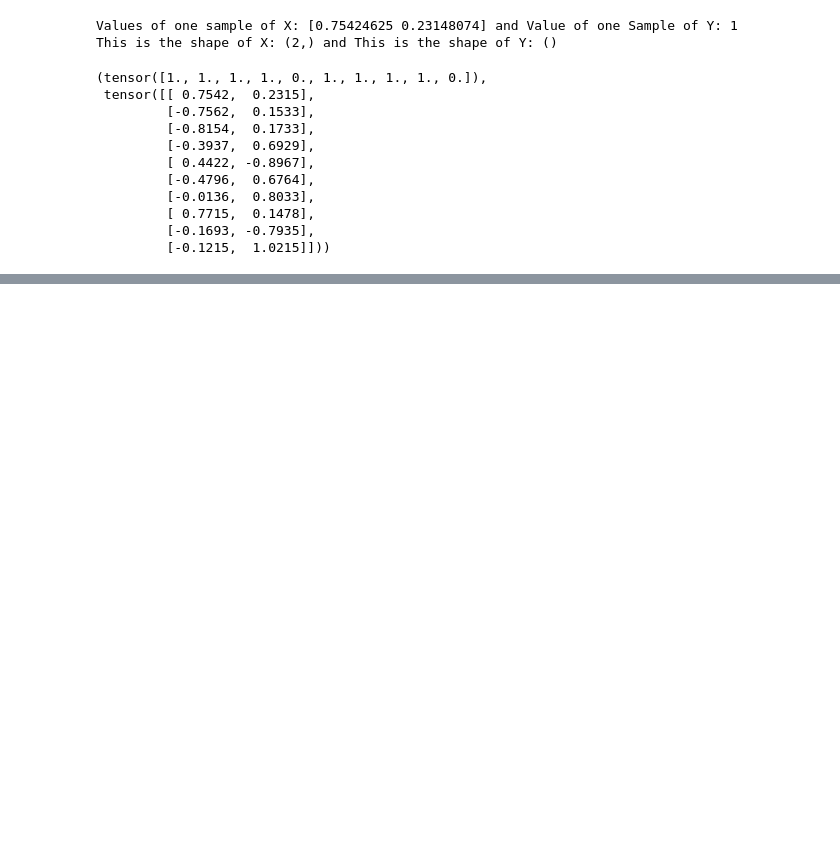
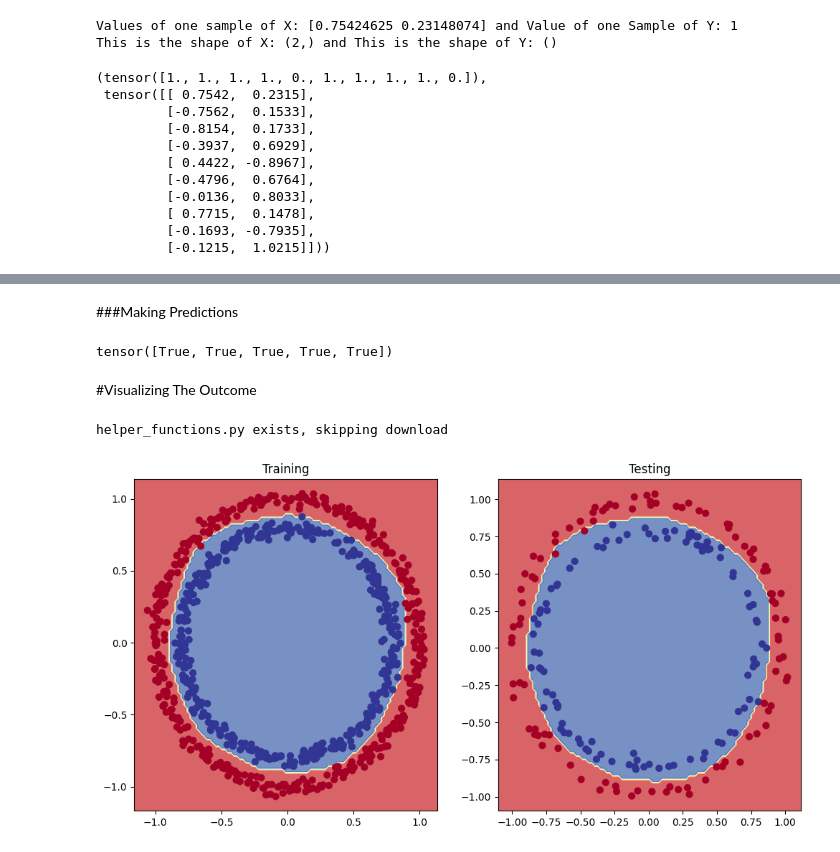
Before and after one commit to Ephraimosse9/Pytorch-course-on-UDEMY--Notes-and-Codes, a Jupyter notebook: 02_neural_network_classification_with_pytorch.ipynb, the cells around one changed output, grey strips where cells are left out. Cells and saved outputs as stored; diff of their text form; code cells hidden in the pictures; blank space fills up the shorter version.

```diff
--- a/02_neural_network_classification_with_pytorch.ipynb
+++ b/02_neural_network_classification_with_pytorch.ipynb
@@ -86,0 +116,36 @@ len(X_train), len(X_test), len(Y_train), len(Y_test)
+# %%
+epochs = 500
+
+for epoch in range(epochs):
+#Training Part
+  model_0.train()
+
+  #Forward pass
+  y_pred_train_logits = model_0(X_train.to(device)).squeeze()         #Output from the Model, Usually termed as Logits
+  y_pred_train = torch.round(torch.sigmoid(y_pred_train_logits))      #Converting Logits to Prediction Labels
+
+  #Calculating the training Loss
+  loss_train = loss_fn(y_pred_train_logits, Y_train)
+
+  #Measuring Accuracy of Model
+  accuracy_train = accuracy_fn(y_true=Y_train, y_pred=y_pred_train)
+
+  optimizer.zero_grad()
+  loss_train.backward()
+  optimizer.step()
+
+#Testing Part
+  model_0.eval()
+  with torch.inference_mode():
+    #Forward pass
+    y_pred_test_logits = model_0(X_test.to(device)).squeeze()         #Output from the Model, Usually termed as Logits
+    y_pred_test = torch.round(torch.sigmoid(y_pred_test_logits))      #Converting Logits to Prediction Labels
+
+    #Calculating the testing Loss
+    loss_test = loss_fn(y_pred_test_logits, Y_test)
+
+    #Measuring Accuracy of Model
+    accuracy_test = accuracy_fn(y_true=Y_test, y_pred=y_pred_test)
+
+  if epoch % 100 == 0:
+    print(f"Epoch: {epoch} || Training Loss: {loss_train: .5f}, Training Accuracy: {accuracy_train: .2f}% || Testing Loss: {loss_test: .5f}, Testing Accuracy: {accuracy_test: .2f}%")
@@ -86,0 +158,39 @@ len(X_train), len(X_test), len(Y_train), len(Y_test)
+# %% [markdown]
+###Making Predictions
+# %%
+with torch.inference_mode():
+  y_pred_test_logits = model_0(X_test.to(device)).squeeze()         #Output from the Model, Usually termed as Logits
+  y_pred_test = torch.round(torch.sigmoid(y_pred_test_logits))      #Converting Logits to Prediction Labels
+y_pred_test[:5] == Y_test[:5]
+# %% [output]
+tensor([True, True, True, True, True])
+# %% [markdown]
+#Visualizing The Outcome
+# %%
+#For this part 0f the code we are Importing for Daniel burkes custom Helper Function. This Par of the code was gotten from him as well
+import requests
+import pathlib
+from pathlib import Path
+
+if Path("helper_functions.py").is_file():
+  print("helper_functions.py exists, skipping download")
+else:
+  print("Downloading helper_functions.py")
+  request = requests.get("https://raw.githubusercontent.com/mrdbourke/pytorch-deep-learning/refs/heads/main/helper_functions.py")
+  with open("helper_functions.py", "wb") as f:
+    f.write(request.content)
+
+from helper_functions import plot_predictions, plot_decision_boundary
+# %% [output]
+helper_functions.py exists, skipping download
+# %%
+plt.figure(figsize=(12,6))
+plt.subplot(1,2,1)
+plt.title("Training")
+plot_decision_boundary(model_0, X_train, Y_train)
+
+plt.subplot(1,2,2)
+plt.title("Testing")
+plot_decision_boundary(model_0, X_test, Y_test)
+# %% [output]
+[figure, added]
```
Also changed, not shown: parts of 6 cells of this notebook.
